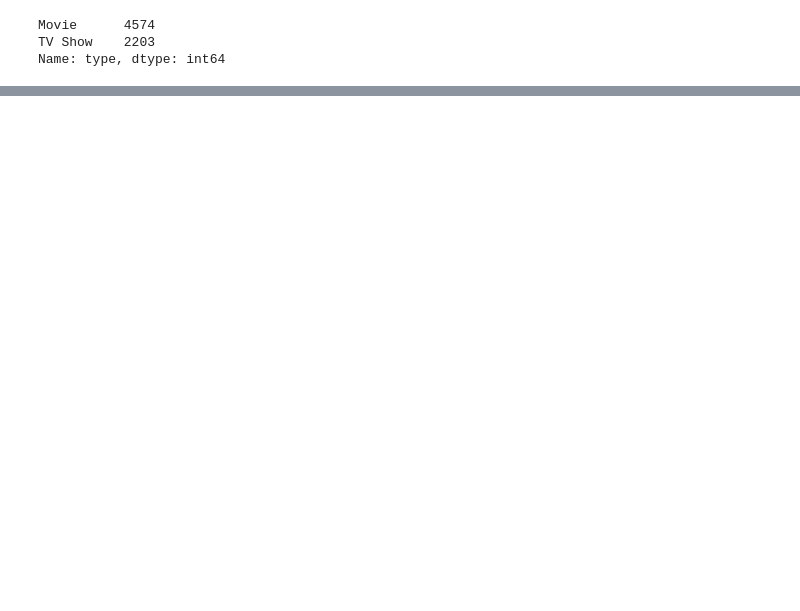
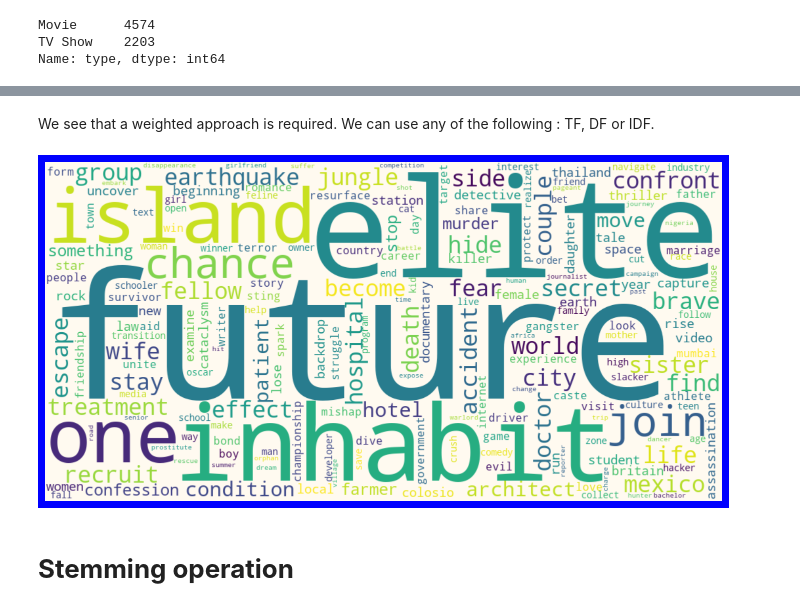
Before and after one commit to Shashwat-spyder/Netflix-movies-and-tv-shows-recommendation-system, a Jupyter notebook: NETFLIX_MOVIES_AND_TV_SHOWS_CLUSTERING.ipynb, the cells around one changed output, grey strips where cells are left out. Saved outputs shown, nothing was run; the diff lists cells and outputs as text; code cells hidden in the pictures; blank space fills up the shorter version.

```diff
--- a/NETFLIX_MOVIES_AND_TV_SHOWS_CLUSTERING.ipynb
+++ b/NETFLIX_MOVIES_AND_TV_SHOWS_CLUSTERING.ipynb
@@ -695,0 +841,14 @@ df.head()
+# %% [markdown]
+We see that a weighted approach is required. We can use any of the following : TF, DF or IDF.
+# %%
+fig = plt.figure(figsize=(10,5),facecolor = 'b',edgecolor = 'r')
+wordcloud = WordCloud(background_color='floralwhite',width=1000, height=500 ).generate(" ".join(vocab))
+plt.imshow(wordcloud,interpolation ='bilinear')
+plt.axis('off')
+plt.tight_layout()
+plt.savefig('country.png')
+plt.show()
+# %% [output]
+[figure, added]
+# %% [markdown]
+# **Stemming operation**
```
Also changed, not shown: parts of 31 cells of this notebook.
